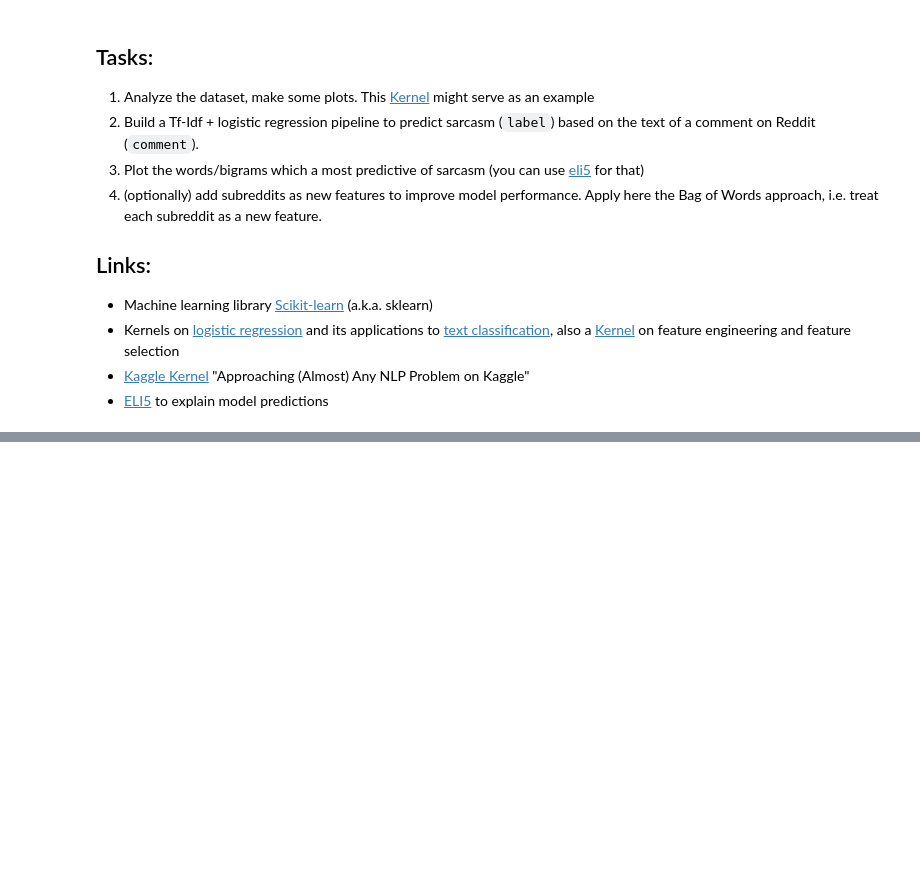
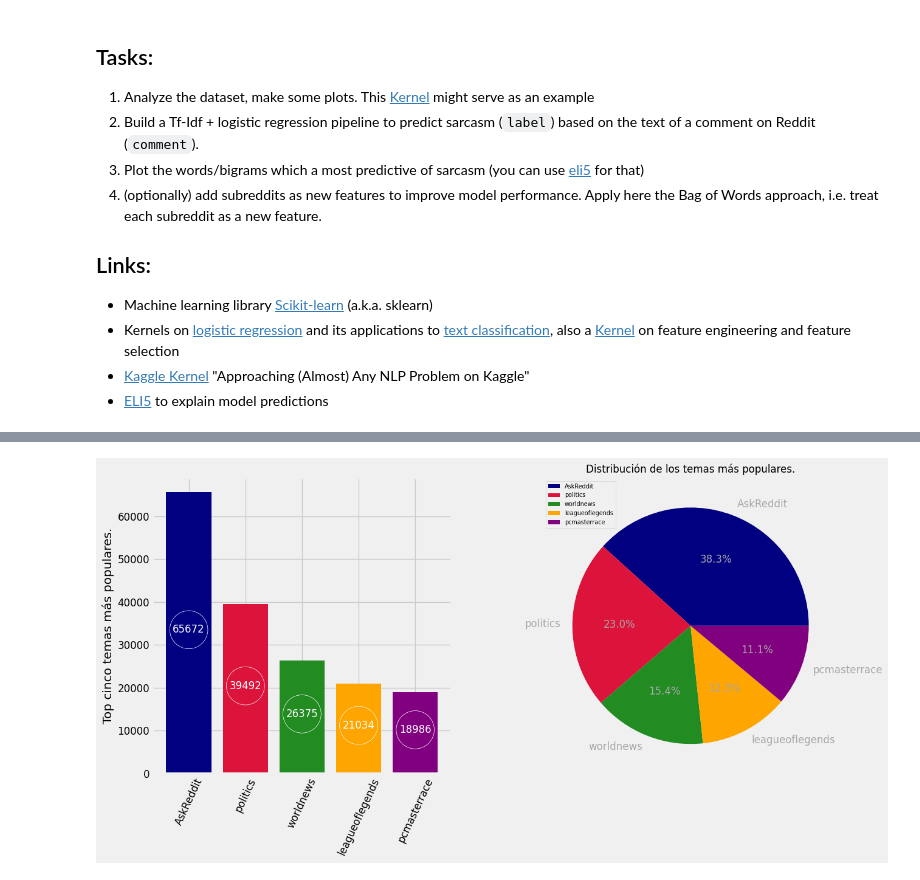
Before and after one commit to solfontan/DS_PT_09_2023, a Jupyter notebook: Machine_Learning/6-NLP/NLTK&CountVectorizer/ejercicios/sarcasm-detection.ipynb, the cells around one changed output, grey strips where cells are left out. Saved outputs shown, nothing was run; the diff lists cells and outputs as text; code cells hidden in the pictures; blank space fills up the shorter version.

```diff
--- a/Machine_Learning/6-NLP/NLTK&CountVectorizer/ejercicios/sarcasm-detection.ipynb
+++ b/Machine_Learning/6-NLP/NLTK&CountVectorizer/ejercicios/sarcasm-detection.ipynb
@@ -46,0 +247,4 @@ df.head()
+# %%
+data_distribution.plot_top_categories(title='Distribución de los temas más populares.', column_name='subreddit', labely='Top cinco temas más populares.')
+# %% [output]
+[figure, added]
```
Also changed, not shown: parts of 45 cells of this notebook, 2 other files.
